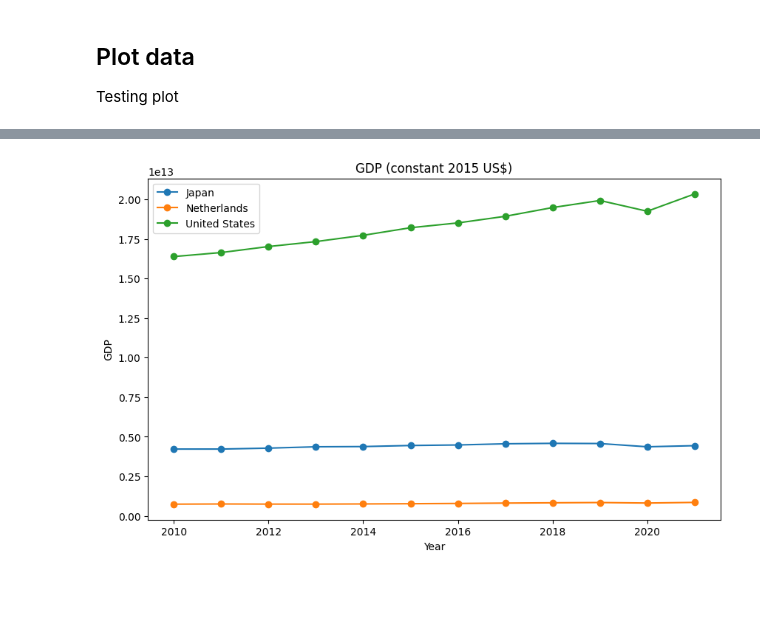
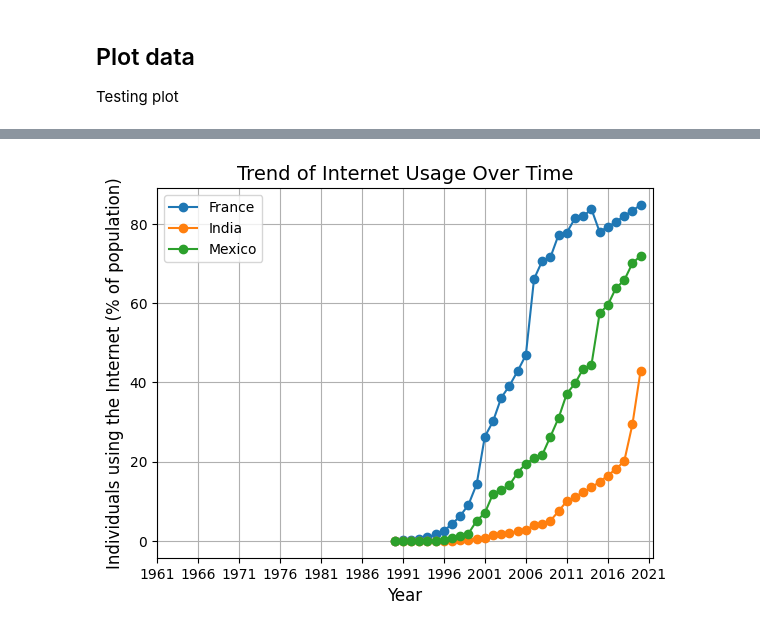
Before and after one commit to anetey-abbey/infoviz, a Jupyter notebook: _sources/docs/notebook.ipynb, the cells around one changed output, grey strips where cells are left out. Drawn from its saved outputs; the diff is of its cells as text; code cells hidden in the pictures; blank space fills up the shorter version.

```diff
--- a/_sources/docs/notebook.ipynb
+++ b/_sources/docs/notebook.ipynb
@@ -61,0 +13,12 @@ df
+# %%
+df = pd.read_csv('WDIData.csv', sep=',')
+df = df.drop('Unnamed: 66', axis=1)
+
+selected_indicators = ['GDP growth (annual %)',
+                       'Individuals using the Internet (% of population)',
+                       'Foreign direct investment, net inflows (BoP, current US$)',
+                       'GNI per capita, PPP (current international $)']
+
+df = df[df['Indicator Name'].isin(selected_indicators)]
+
+df.head(2)
@@ -61,0 +32,9 @@ df
+# %%
+df_long = df.melt(id_vars=['Country Name', 'Country Code', 'Indicator Name', 'Indicator Code'],
+                  var_name='Year', value_name='Value')
+
+df_wide = df_long.pivot_table(index=['Year', 'Country Name', 'Country Code'],
+                              columns='Indicator Name', values='Value', aggfunc='first')
+
+df = df_wide.reset_index()
+df
@@ -81,15 +59,21 @@ plt.show()
-# %%
-df_gdp = df[df["Indicator Name"] == "GDP (constant 2015 US$)"]
-
-# Line plot for GDP
-plt.figure(figsize=(10, 6))
-for country in df_gdp['Country Name'].unique():
-    country_data = df_gdp[df_gdp['Country Name'] == country]
-    plt.plot(country_data['Year'], country_data['Value'], marker='o', label=country)
-plt.title('GDP (constant 2015 US$)')
-plt.ylabel('GDP')
-plt.xlabel('Year')
-plt.legend()
-plt.show()
-# %% [output]
-[figure, removed]
+# %%
+country_groups = ["France",
+                  "India",
+                  "Mexico"]
+
+df_groups = df[df['Country Name'].isin(country_groups)]
+
+for group in country_groups:
+    group_data = df_groups[df_groups['Country Name'] == group]
+    plt.plot(group_data['Year'], group_data['Individuals using the Internet (% of population)'], marker='o', linestyle='-', label=group)
+
+plt.title('Trend of Internet Usage Over Time', fontsize=14)
+plt.xlabel('Year', fontsize=12)
+plt.ylabel('Individuals using the Internet (% of population)', fontsize=12)
+locs, labels = plt.xticks()
+plt.xticks(locs[::5], df_groups['Year'].unique()[::5])
+plt.legend()
+plt.grid(True)
+plt.show()
+# %% [output]
+[figure, added]
```
Also changed, not shown: parts of 12 cells of this notebook, 10 other files.
